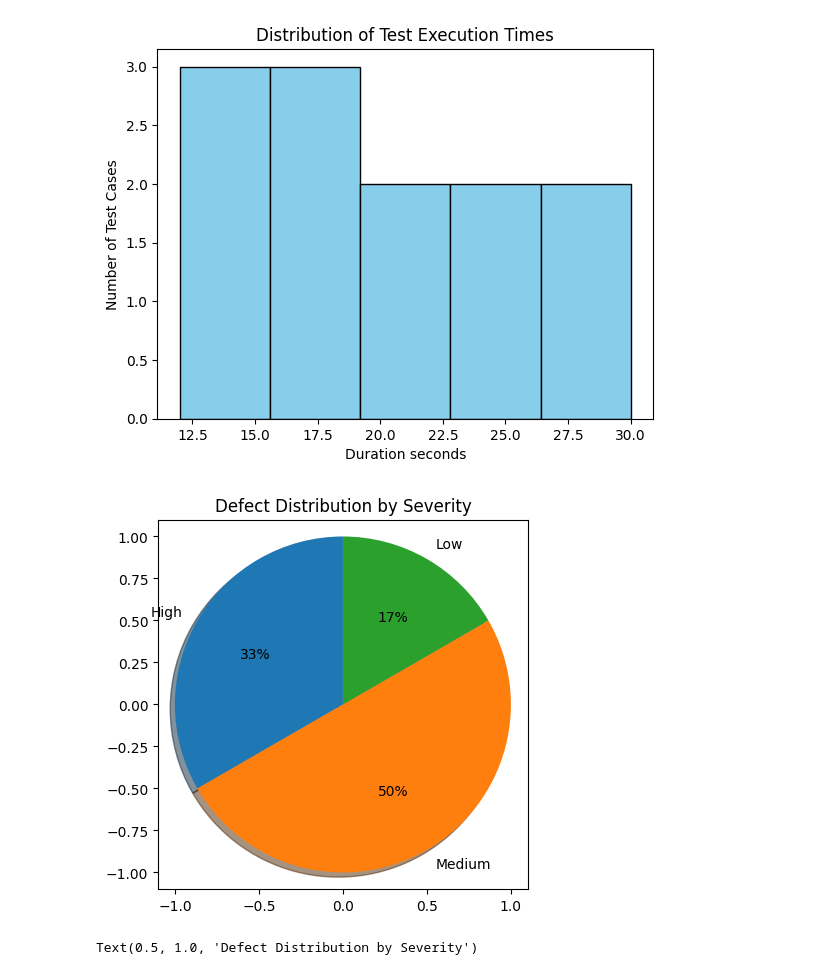
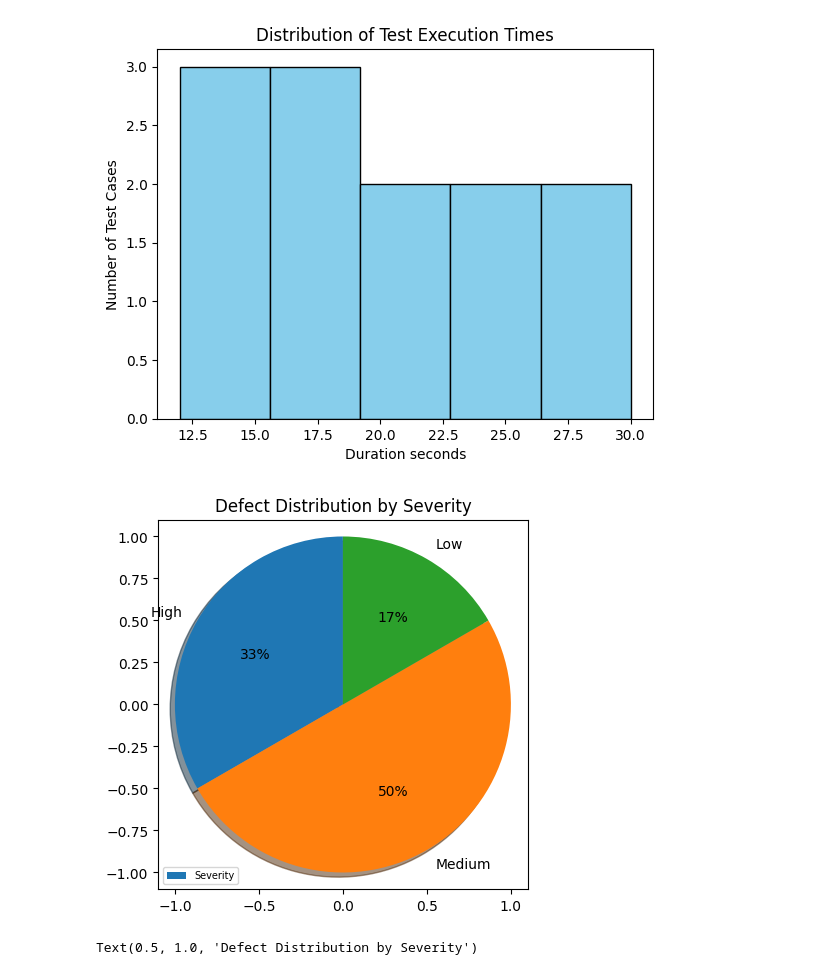
Before and after one commit to sunilkumarsukesan/AI-Assignments, a Jupyter notebook: Practise/Matplotlib/Classroom session 4.ipynb, the cells around one changed output. Cells and saved outputs as stored; diff of their text form; code cells hidden in the pictures.

```diff
--- a/Practise/Matplotlib/Classroom session 4.ipynb
+++ b/Practise/Matplotlib/Classroom session 4.ipynb
@@ -12,11 +12,11 @@ plt.show()
 # %%
 data = {"High" : 10, "Medium" : 15, "Low" : 5}
 plt.pie(data.values(),labels=data.keys(), autopct="%1.0f%%", startangle=90,frame=True, shadow=1)
 plt.title("Defect Distribution by Severity")
-plt.legend(
+plt.legend(['Severity'], loc = 'lower left',fontsize = 7)
 plt.show()
 # %% [output]
-[figure, old version]
+[figure, new version]
 # %%
 fig, axes = plt.subplots(1, 2, figsize=(18, 8))
 fig.suptitle("Assignment")
```
Also changed, not shown: 15 other files.
